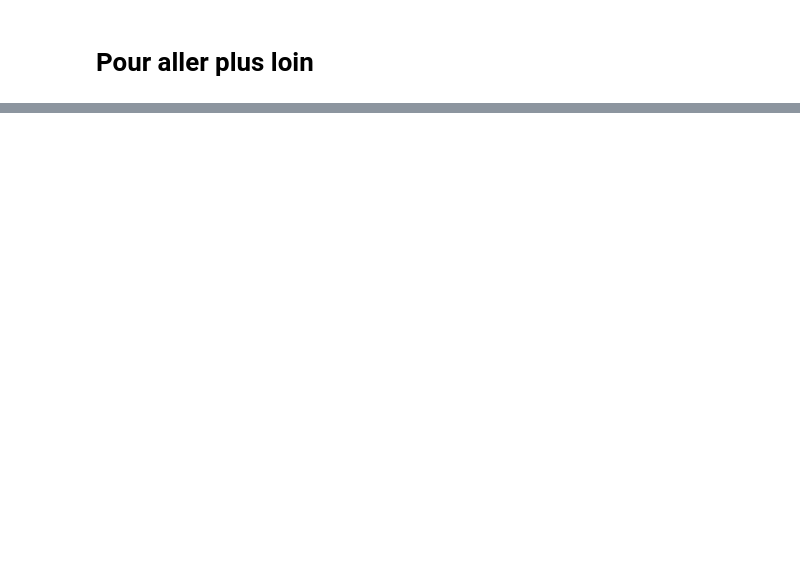
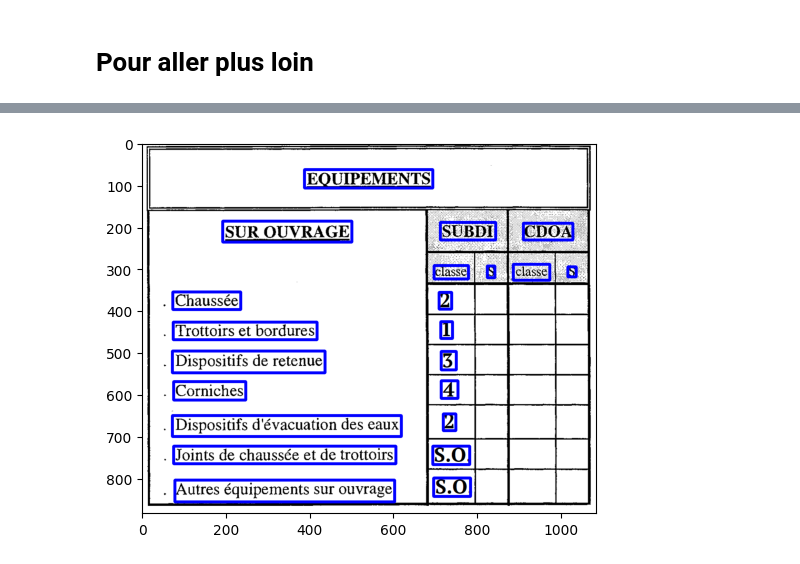
Before and after one commit to JuliusHayter/OCR-Project, a Jupyter notebook: traitement.ipynb, the cells around one changed output, grey strips where cells are left out. Saved outputs shown, nothing was run; the diff lists cells and outputs as text; code cells hidden in the pictures; blank space fills up the shorter version.

```diff
--- a/traitement.ipynb
+++ b/traitement.ipynb
@@ -121,6 +67,0 @@ canny = canny(gray)
-# %%
-for i in [img,gray,thresh,opening,canny]:
-    texts = reader.readtext(i)
-    for j in texts:
-        print(j)
-    print('*****')
@@ -276,0 +251,6 @@ Utilisation d'un modèle de LLM pour retrouver les résultats éronnés
+# %%
+img = cv2.imread(image_path)
+
+
+reader =  easyocr.Reader(['fr'], gpu=False)
+texts = reader.readtext(img)
@@ -276,0 +259,3 @@ Utilisation d'un modèle de LLM pour retrouver les résultats éronnés
+# %%
+for i in texts:
+    print(i)
@@ -276,0 +280,11 @@ Utilisation d'un modèle de LLM pour retrouver les résultats éronnés
+# %%
+for i in texts:
+    bbox, text, score = i
+
+    cv2.rectangle(img ,bbox[0], bbox[2], (255,0,0), 5)
+
+
+plt.imshow(cv2.cvtColor(img, cv2.COLOR_BGR2RGB))
+plt.show(block=False)
+# %% [output]
+[figure, added]
```
Also changed, not shown: parts of 20 cells of this notebook.
